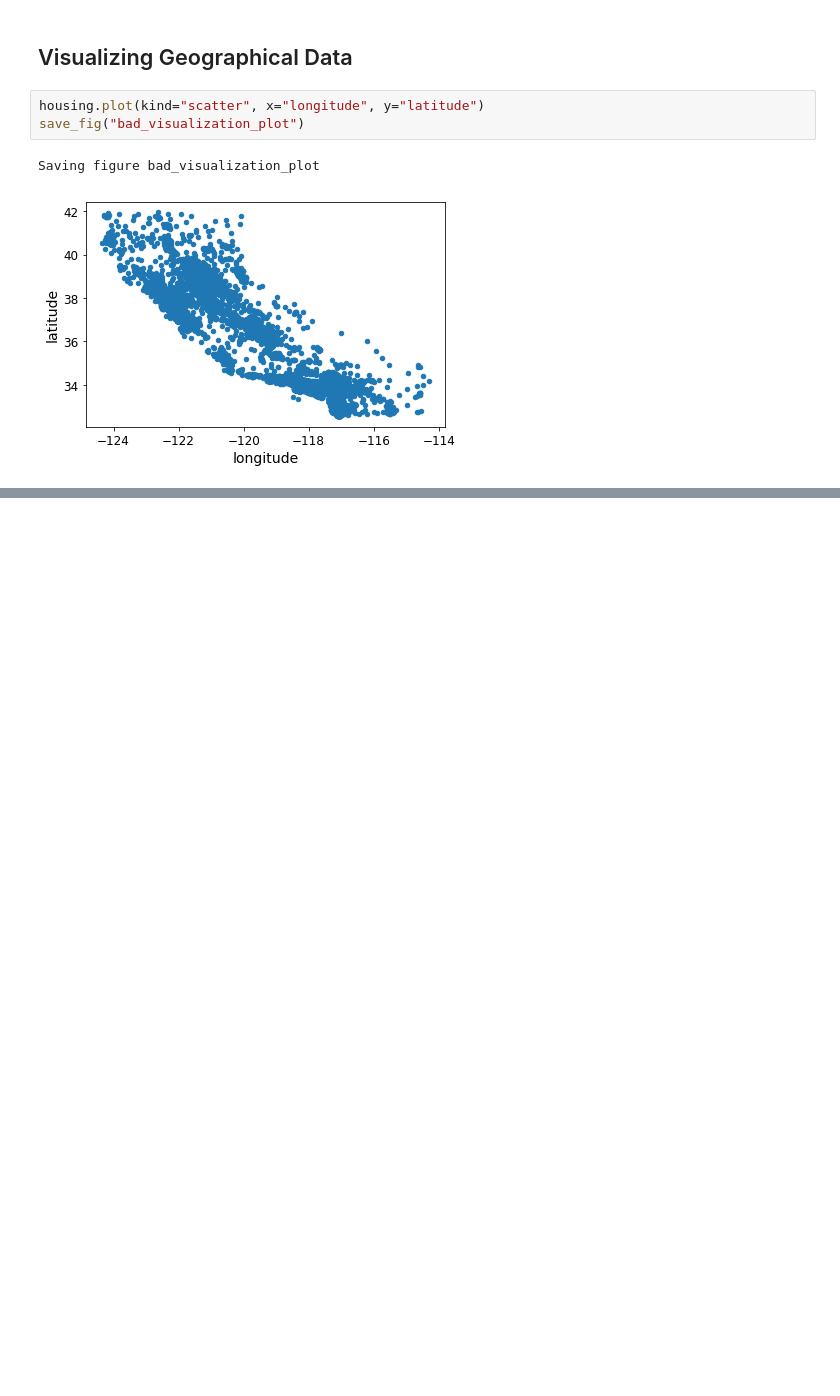
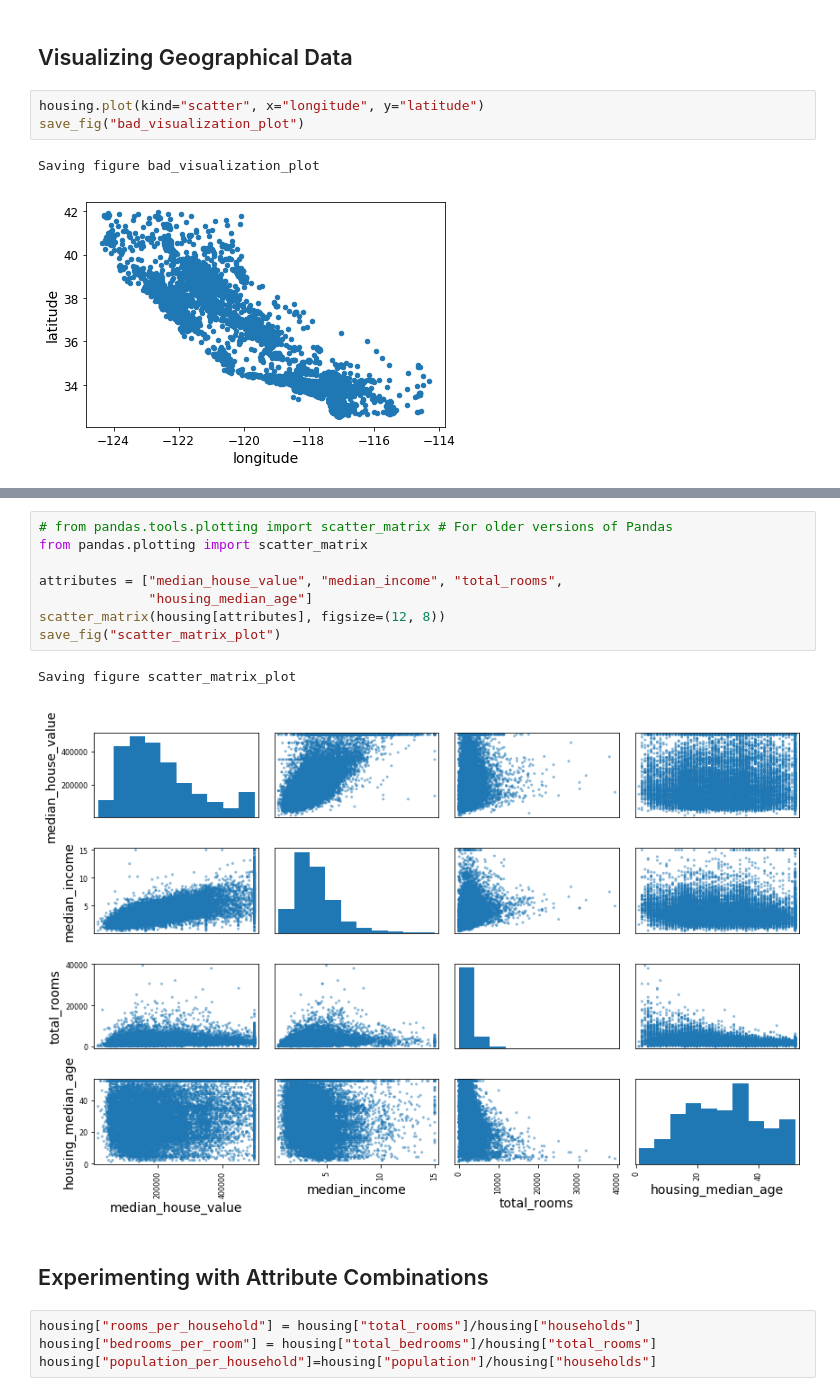
Before and after one commit to SoulJaZhao/Hands-on-Machine-Learning, a Jupyter notebook: Housing.ipynb, the cells around one changed output, grey strips where cells are left out. Saved outputs shown, nothing was run; the diff lists cells and outputs as text; blank space fills up the shorter version.

```diff
--- a/Housing.ipynb
+++ b/Housing.ipynb
@@ -211,0 +294,17 @@ Saving figure bad_visualization_plot
+# %%
+# from pandas.tools.plotting import scatter_matrix # For older versions of Pandas
+from pandas.plotting import scatter_matrix
+
+attributes = ["median_house_value", "median_income", "total_rooms",
+              "housing_median_age"]
+scatter_matrix(housing[attributes], figsize=(12, 8))
+save_fig("scatter_matrix_plot")
+# %% [output]
+Saving figure scatter_matrix_plot
+[figure, added]
+# %% [markdown]
+## Experimenting with Attribute Combinations
+# %%
+housing["rooms_per_household"] = housing["total_rooms"]/housing["households"]
+housing["bedrooms_per_room"] = housing["total_bedrooms"]/housing["total_rooms"]
+housing["population_per_household"]=housing["population"]/housing["households"]
```
Also changed, not shown: parts of 96 cells of this notebook, 6 other files.
